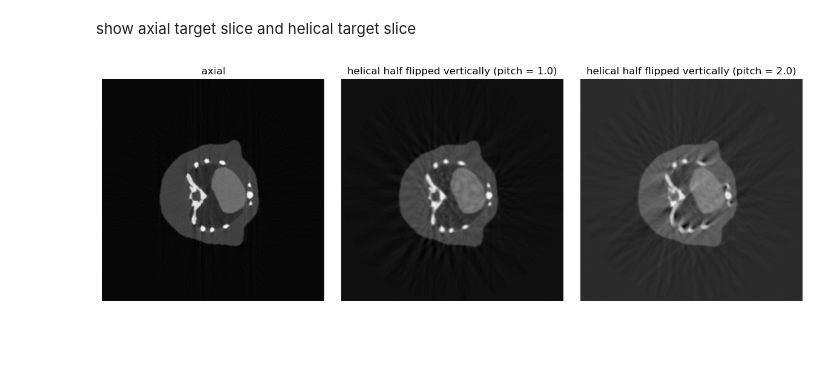
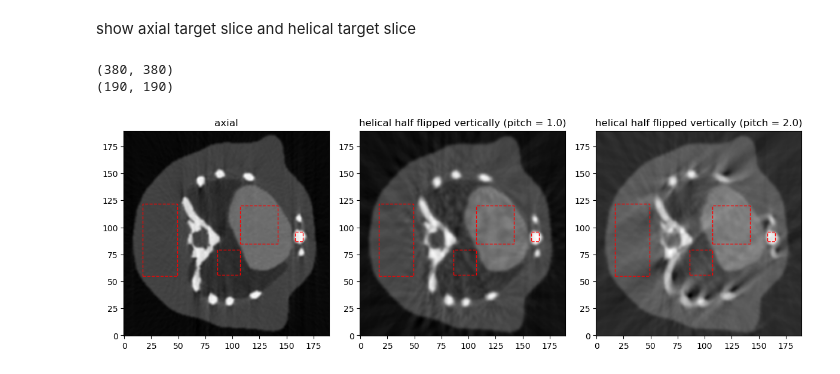
Before and after one commit to trubby22/mrigi-msi-cw, a Jupyter notebook: code/main.ipynb, the cells around one changed output. Cells and saved outputs as stored; diff of their text form; code cells hidden in the pictures; blank space fills up the shorter version.

```diff
--- a/code/main.ipynb
+++ b/code/main.ipynb
@@ -253,18 +311,46 @@ for i in range(len(pitches)):
     helical_reconstructions_half.append(iradon(helical_sinogram_target_half_slices[i], theta=thetass[i], filter_name="hann", circle=True))
 # %% [markdown]
 show axial target slice and helical target slice
-# %%
-axial_reconstruction = axial_reconstructions[109]
-helical_reconstructions_half_flipped_vertically = [x[::-1, :] for x in helical_reconstructions_half]
-imgs = [
-    axial_reconstruction,
-]
-titles = [
-    'axial',
-]
-for i in range(len(pitches)):
-    imgs.append(helical_reconstructions_half_flipped_vertically[i])
-    titles.append(f'helical half flipped vertically (pitch = {pitches[i]})')
-show_images(imgs, titles)
-# %% [output]
-[figure, removed]
+# %%
+axial_reconstruction = axial_reconstructions[109]
+helical_reconstructions_half_flipped_vertically = [x[::-1, :] for x in helical_reconstructions_half]
+imgs = [
+    axial_reconstruction,
+]
+titles = [
+    'axial',
+]
+file_names = [
+    'axial',
+]
+for i in range(len(pitches)):
+    imgs.append(helical_reconstructions_half_flipped_vertically[i])
+    titles.append(f'helical half flipped vertically (pitch = {pitches[i]})')
+    file_names.append(f'helical-{round(pitches[i])}')
+for i in range(len(imgs)):
+    x, _ = imgs[i].shape
+    start_ix = 90
+    end_ix = 280
+    imgs[i] = imgs[i][start_ix:end_ix, start_ix:end_ix]
+    min_val = np.min(imgs[i])
+    max_val = np.max(imgs[i])
+    if max_val - min_val == 0:
+        raise Exception("Dynamic range of image is 0 - cannot normalise")
+    imgs[i] = (imgs[i] - min_val) / (max_val - min_val)
+# origin is in top-left corner of the image
+# (target, background)
+# [top_left_x, top_left_y, bottom_right_x, bottom_right_y]
+rectangles = [
+    [17, 55, 32, 67],
+    [86, 56, 21, 23],
+    [107, 85, 35, 35],
+    [158, 87, 7, 9],
+]
+print(axial_reconstruction.shape)
+print(imgs[0].shape)
+show_images(imgs, titles, rectangles)
+save_images(imgs, file_names)
+# %% [output]
+(380, 380)
+(190, 190)
+[figure, added]
```
Also changed, not shown: parts of 6 cells of this notebook.
